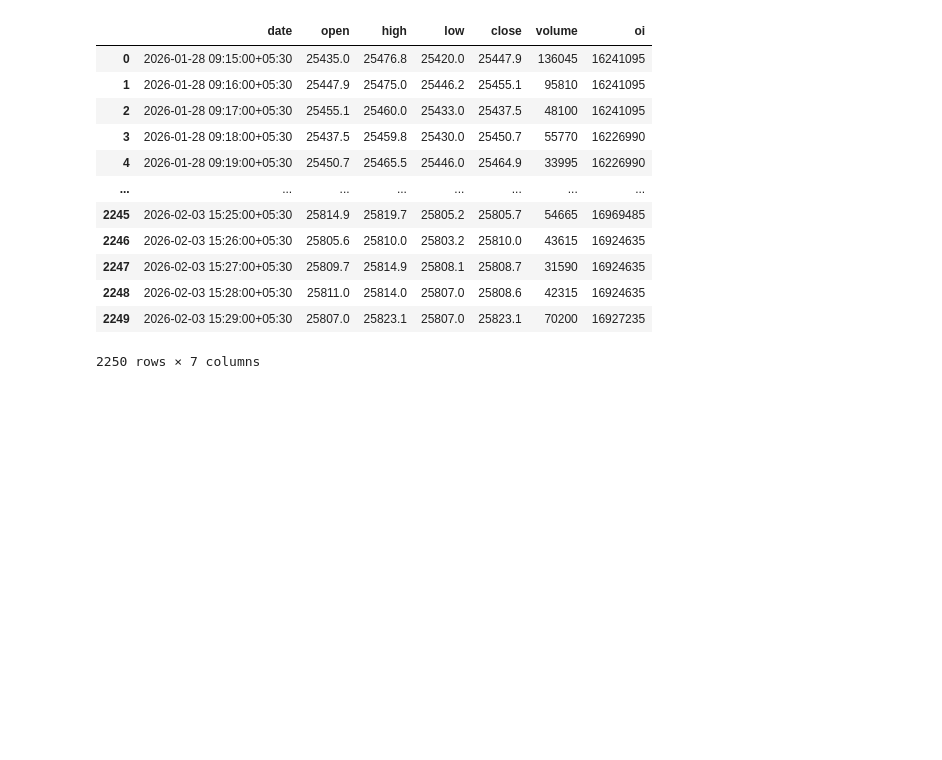
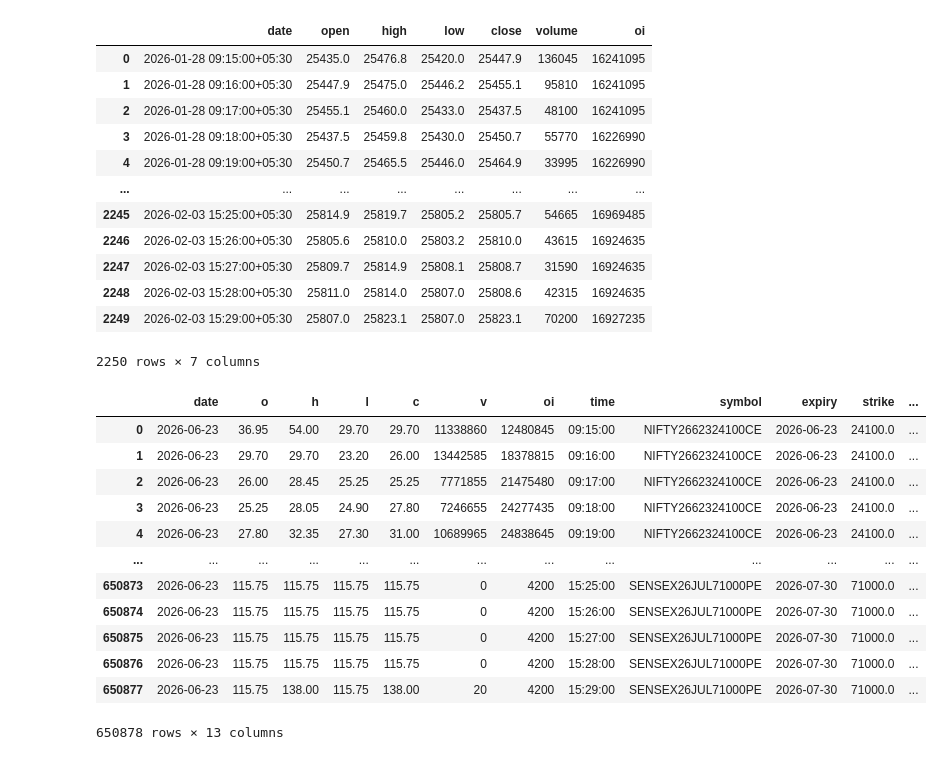
Before and after one commit to prahladv-code/research_framework, a Jupyter notebook: zerodha_backfill/test_zerodha.ipynb, the cells around one changed output. Drawn from its saved outputs; the diff is of its cells as text; code cells hidden in the pictures; blank space fills up the shorter version.

Commit message:
Adding Zerodha Backfill to git

```diff
--- a/zerodha_backfill/test_zerodha.ipynb
+++ b/zerodha_backfill/test_zerodha.ipynb
@@ -51,3 +51,22 @@ df
 | 2248 | 2026-02-03 15:28:00+05:30 | 25811.0 | 25814.0 | 25807.0 | 25808.6 | 42315 | 16924635 |
 | 2249 | 2026-02-03 15:29:00+05:30 | 25807.0 | 25823.1 | 25807.0 | 25823.1 | 70200 | 16927235 |
 2250 rows × 7 columns
+# %%
+import pandas as pd
+
+df = pd.read_parquet(r"C:\Users\Admin\Desktop\zerodha_backfills\OPT\OPT_DAILY_20260623.parquet")
+df
+# %% [output]
+|  | date | o | h | l | c | v | oi | time | symbol | expiry | strike | ... |
+| 0 | 2026-06-23 | 36.95 | 54.00 | 29.70 | 29.70 | 11338860 | 12480845 | 09:15:00 | NIFTY2662324100CE | 2026-06-23 | 24100.0 | ... |
+| 1 | 2026-06-23 | 29.70 | 29.70 | 23.20 | 26.00 | 13442585 | 18378815 | 09:16:00 | NIFTY2662324100CE | 2026-06-23 | 24100.0 | ... |
+| 2 | 2026-06-23 | 26.00 | 28.45 | 25.25 | 25.25 | 7771855 | 21475480 | 09:17:00 | NIFTY2662324100CE | 2026-06-23 | 24100.0 | ... |
+| 3 | 2026-06-23 | 25.25 | 28.05 | 24.90 | 27.80 | 7246655 | 24277435 | 09:18:00 | NIFTY2662324100CE | 2026-06-23 | 24100.0 | ... |
+| 4 | 2026-06-23 | 27.80 | 32.35 | 27.30 | 31.00 | 10689965 | 24838645 | 09:19:00 | NIFTY2662324100CE | 2026-06-23 | 24100.0 | ... |
+| ... | ... | ... | ... | ... | ... | ... | ... | ... | ... | ... | ... | ... |
+| 650873 | 2026-06-23 | 115.75 | 115.75 | 115.75 | 115.75 | 0 | 4200 | 15:25:00 | SENSEX26JUL71000PE | 2026-07-30 | 71000.0 | ... |
+| 650874 | 2026-06-23 | 115.75 | 115.75 | 115.75 | 115.75 | 0 | 4200 | 15:26:00 | SENSEX26JUL71000PE | 2026-07-30 | 71000.0 | ... |
+| 650875 | 2026-06-23 | 115.75 | 115.75 | 115.75 | 115.75 | 0 | 4200 | 15:27:00 | SENSEX26JUL71000PE | 2026-07-30 | 71000.0 | ... |
+| 650876 | 2026-06-23 | 115.75 | 115.75 | 115.75 | 115.75 | 0 | 4200 | 15:28:00 | SENSEX26JUL71000PE | 2026-07-30 | 71000.0 | ... |
+| 650877 | 2026-06-23 | 115.75 | 138.00 | 115.75 | 138.00 | 20 | 4200 | 15:29:00 | SENSEX26JUL71000PE | 2026-07-30 | 71000.0 | ... |
+650878 rows × 13 columns
```
Also changed, not shown: 2 other files.
